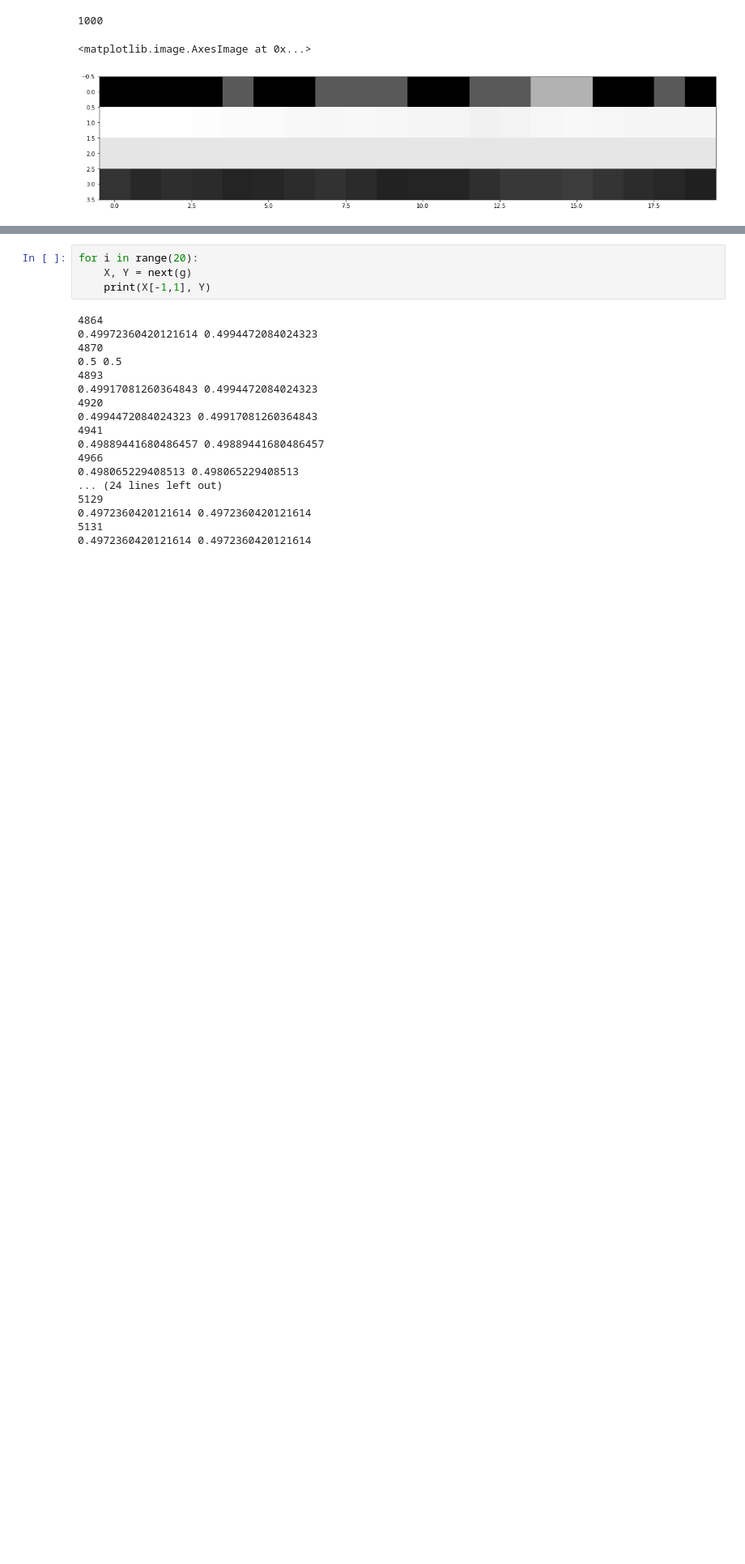
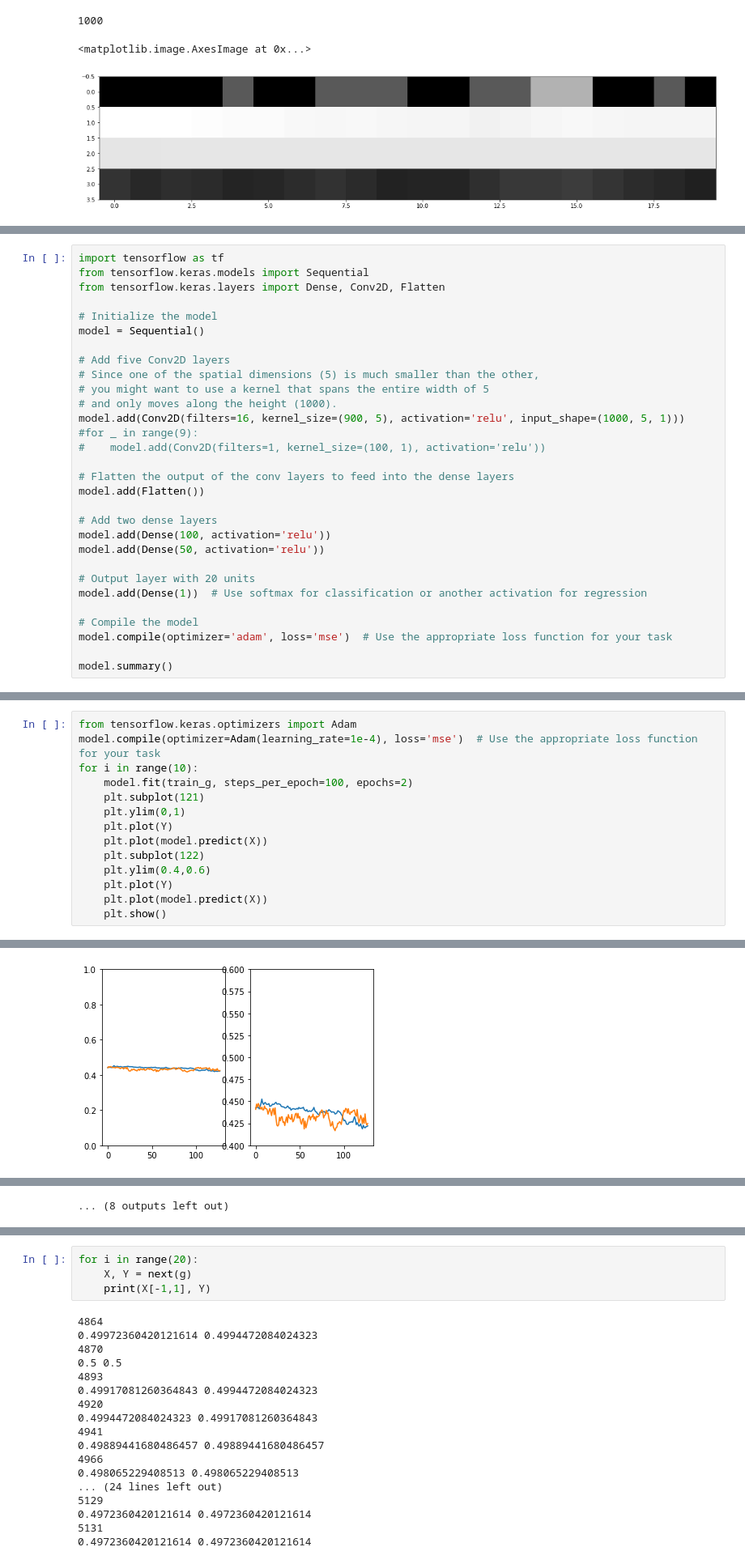
Before and after one commit to mfilipak/FILIPAK-DATA-SCIENCE, a Jupyter notebook: DIA7.ipynb, the cells around one changed output, grey strips where cells are left out. Shown at 81% size. Drawn from its saved outputs; the diff is of its cells as text; blank space fills up the shorter version.

```diff
--- a/DIA7.ipynb
+++ b/DIA7.ipynb
@@ -292,2 +349,32 @@ Trainable params: 501,440
 Non-trainable params: 0
 _________________________________________________________________
+# %%
+import tensorflow as tf
+from tensorflow.keras.models import Sequential
+from tensorflow.keras.layers import Dense, Conv2D, Flatten
+
+# Initialize the model
+model = Sequential()
+
+# Add five Conv2D layers
+# Since one of the spatial dimensions (5) is much smaller than the other,
+# you might want to use a kernel that spans the entire width of 5
+# and only moves along the height (1000).
+model.add(Conv2D(filters=16, kernel_size=(900, 5), activation='relu', input_shape=(1000, 5, 1)))
+#for _ in range(9):
+#    model.add(Conv2D(filters=1, kernel_size=(100, 1), activation='relu'))
+
+# Flatten the output of the conv layers to feed into the dense layers
+model.add(Flatten())
+
+# Add two dense layers
+model.add(Dense(100, activation='relu'))
+model.add(Dense(50, activation='relu'))
+
+# Output layer with 20 units
+model.add(Dense(1))  # Use softmax for classification or another activation for regression
+
+# Compile the model
+model.compile(optimizer='adam', loss='mse')  # Use the appropriate loss function for your task
+
+model.summary()
@@ -293,0 +404,15 @@ _________________________________________________________________
+# %%
+from tensorflow.keras.optimizers import Adam
+model.compile(optimizer=Adam(learning_rate=1e-4), loss='mse')  # Use the appropriate loss function for your task
+for i in range(10):
+    model.fit(train_g, steps_per_epoch=100, epochs=2)
+    plt.subplot(121)
+    plt.ylim(0,1)
+    plt.plot(Y)
+    plt.plot(model.predict(X))
+    plt.subplot(122)
+    plt.ylim(0.4,0.6)
+    plt.plot(Y)
+    plt.plot(model.predict(X))
+    plt.show()
+# %% [output]
@@ -293,0 +423 @@ _________________________________________________________________
+[figure, added]
@@ -293,0 +449 @@ _________________________________________________________________
+... (8 outputs left out)
```
Also changed, not shown: parts of 30 cells of this notebook.
